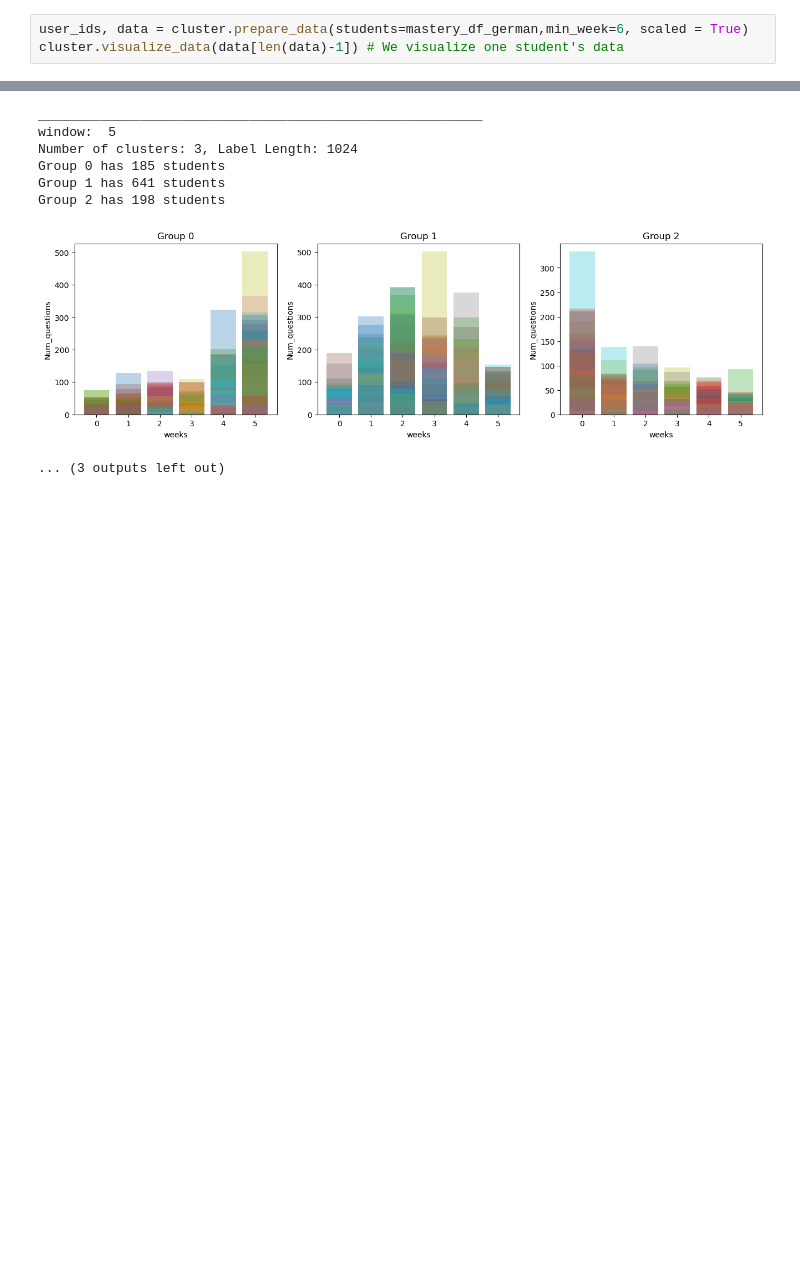
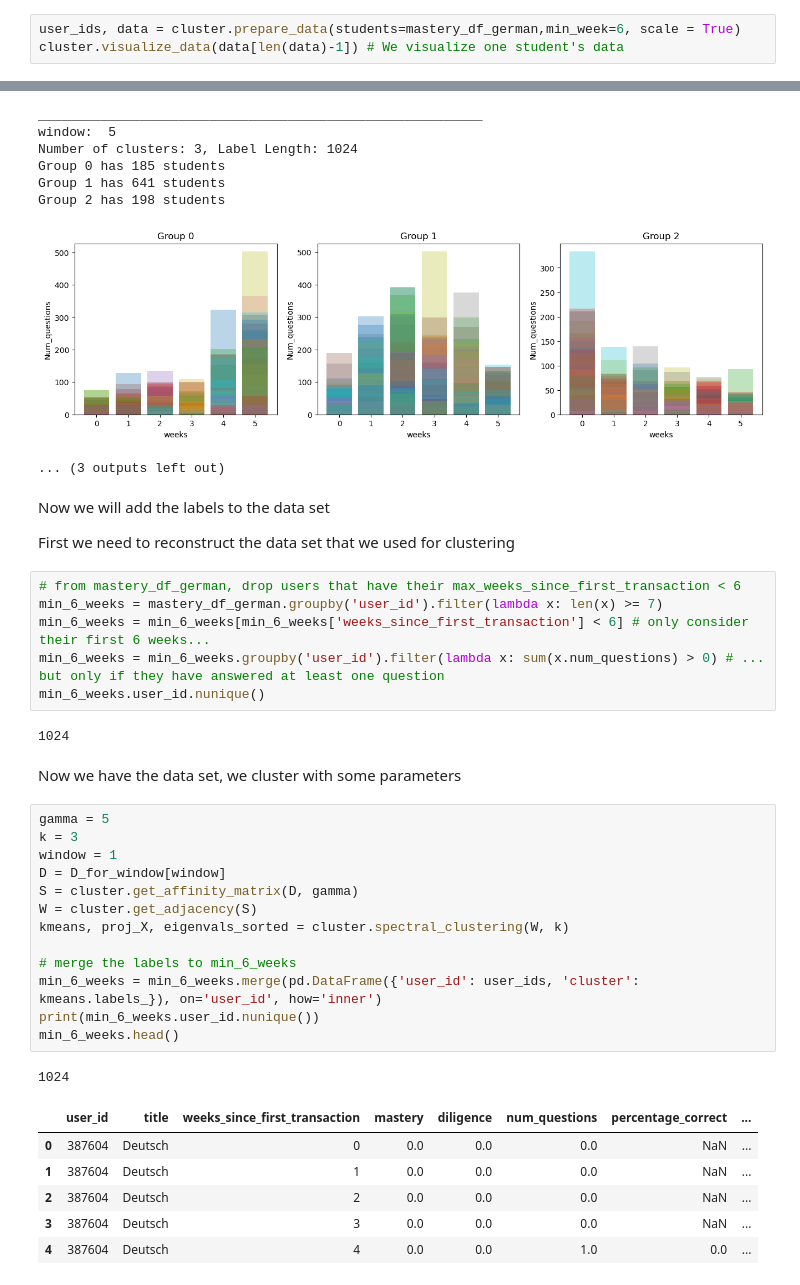
Before and after one commit to ML4BD/final-submission-uclumasa, a Jupyter notebook: lernnavi_clustering_efforts.ipynb, the cells around one changed output, grey strips where cells are left out. Drawn from its saved outputs; the diff is of its cells as text; blank space fills up the shorter version.

Commit message:
feat: added an example of how to add cluster labels to original df

```diff
--- a/lernnavi_clustering_efforts.ipynb
+++ b/lernnavi_clustering_efforts.ipynb
@@ -48,5 +47,5 @@ import cluster
 # %%
-user_ids, data = cluster.prepare_data(students=mastery_df_german,min_week=6, scaled = True)
+user_ids, data = cluster.prepare_data(students=mastery_df_german,min_week=6, scale = True)
 cluster.visualize_data(data[len(data)-1]) # We visualize one student's data
 # %% [output]
 [figure]
@@ -343,3 +341,38 @@ Group 1 has 641 students
 Group 2 has 198 students
 [figure]
 ... (3 outputs left out)
+# %% [markdown]
+Now we will add the labels to the data set
+
+First we need to reconstruct the data set that we used for clustering
+# %%
+# from mastery_df_german, drop users that have their max_weeks_since_first_transaction < 6
+min_6_weeks = mastery_df_german.groupby('user_id').filter(lambda x: len(x) >= 7)
+min_6_weeks = min_6_weeks[min_6_weeks['weeks_since_first_transaction'] < 6] # only consider their first 6 weeks...
+min_6_weeks = min_6_weeks.groupby('user_id').filter(lambda x: sum(x.num_questions) > 0) # ... but only if they have answered at least one question
+min_6_weeks.user_id.nunique()
+# %% [output]
+1024
+# %% [markdown]
+Now we have the data set, we cluster with some parameters
+# %%
+gamma = 5
+k = 3
+window = 1
+D = D_for_window[window]
+S = cluster.get_affinity_matrix(D, gamma)
+W = cluster.get_adjacency(S)
+kmeans, proj_X, eigenvals_sorted = cluster.spectral_clustering(W, k)
+
+# merge the labels to min_6_weeks
+min_6_weeks = min_6_weeks.merge(pd.DataFrame({'user_id': user_ids, 'cluster': kmeans.labels_}), on='user_id', how='inner')
+print(min_6_weeks.user_id.nunique())
+min_6_weeks.head()
+# %% [output]
+1024
+|  | user_id | title | weeks_since_first_transaction | mastery | diligence | num_questions | percentage_correct | ... |
+| 0 | 387604 | Deutsch | 0 | 0.0 | 0.0 | 0.0 | NaN | ... |
+| 1 | 387604 | Deutsch | 1 | 0.0 | 0.0 | 0.0 | NaN | ... |
+| 2 | 387604 | Deutsch | 2 | 0.0 | 0.0 | 0.0 | NaN | ... |
+| 3 | 387604 | Deutsch | 3 | 0.0 | 0.0 | 0.0 | NaN | ... |
+| 4 | 387604 | Deutsch | 4 | 0.0 | 0.0 | 1.0 | 0.0 | ... |
```
Also changed, not shown: parts of 4 cells of this notebook.
